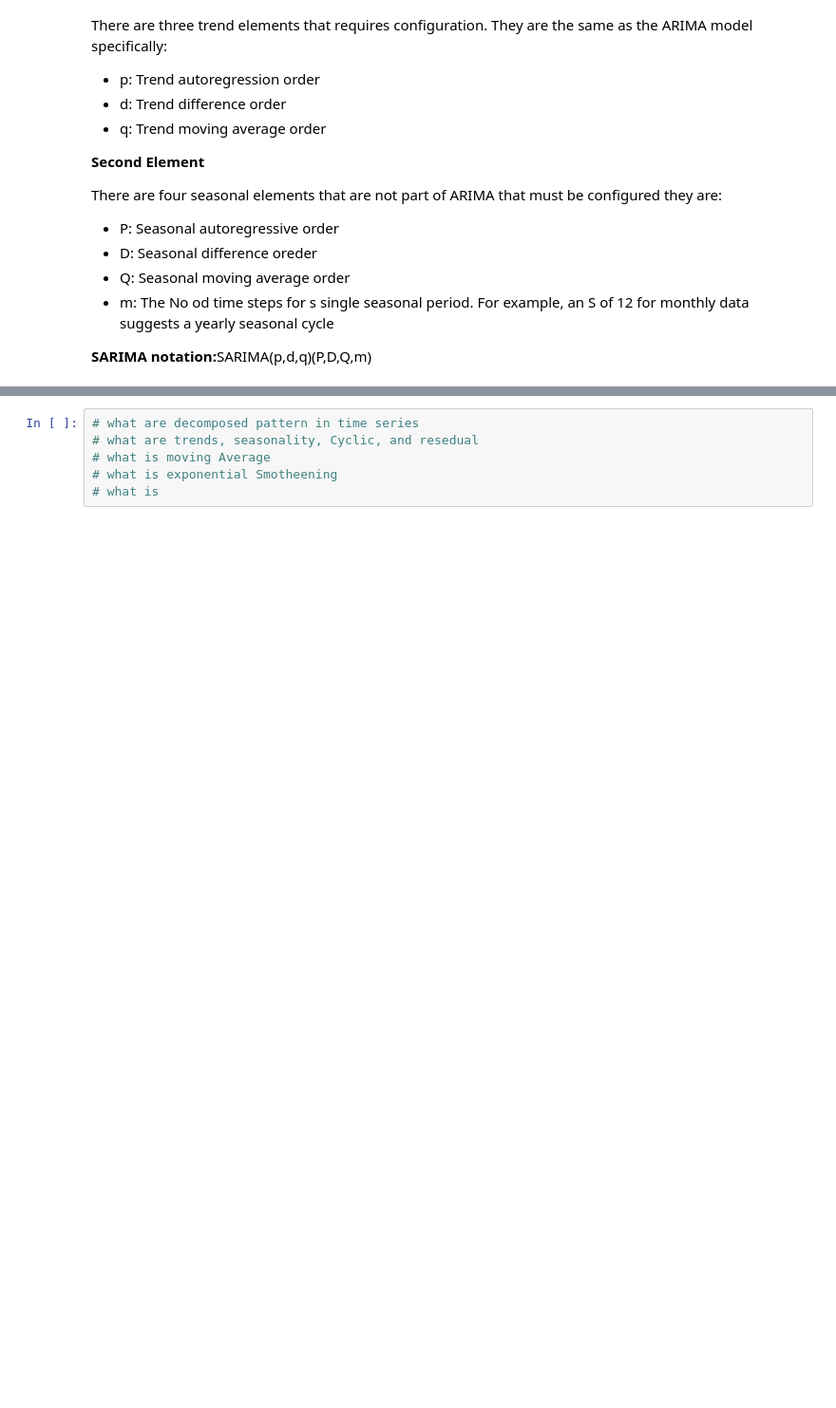
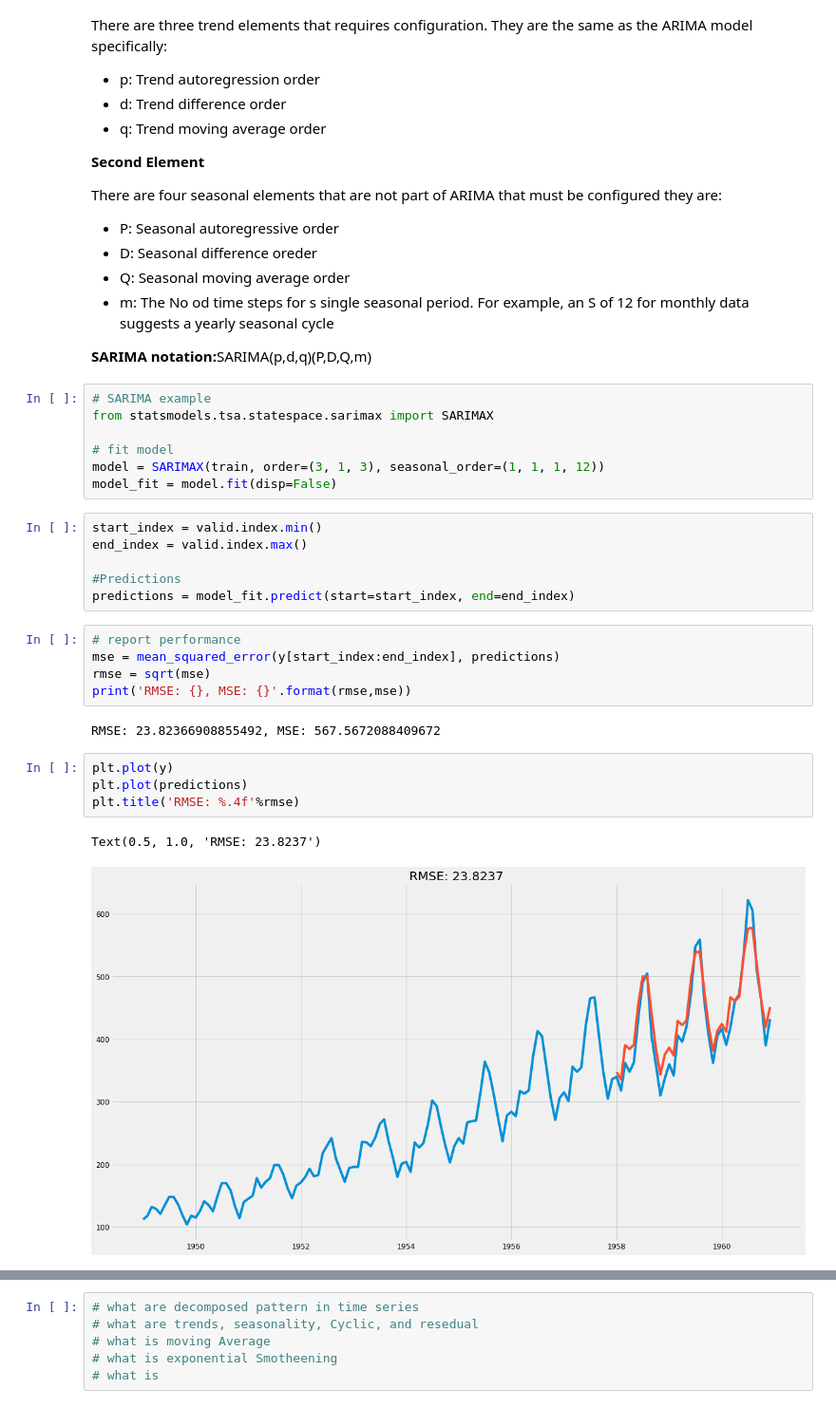
Before and after one commit to melwinmpk/python_datascience, a Jupyter notebook: ML/Time Series Analysis and Forcasting in Python.ipynb, the cells around one changed output, grey strips where cells are left out. Shown at 95% size. Drawn from its saved outputs; the diff is of its cells as text; blank space fills up the shorter version.

```diff
--- a/ML/Time Series Analysis and Forcasting in Python.ipynb
+++ b/ML/Time Series Analysis and Forcasting in Python.ipynb
@@ -1042,3 +1042,30 @@ evaluate_forcast(valid,forcast)
     <li>m: The No od time steps for s single seasonal period. For example, an S of 12 for monthly data suggests a yearly seasonal cycle</li>
 </ul>
 <p><b>SARIMA notation:</b>SARIMA(p,d,q)(P,D,Q,m)</p>
+# %%
+# SARIMA example
+from statsmodels.tsa.statespace.sarimax import SARIMAX
+
+# fit model
+model = SARIMAX(train, order=(3, 1, 3), seasonal_order=(1, 1, 1, 12))
+model_fit = model.fit(disp=False)
+# %%
+start_index = valid.index.min()
+end_index = valid.index.max()
+
+#Predictions
+predictions = model_fit.predict(start=start_index, end=end_index)
+# %%
+# report performance
+mse = mean_squared_error(y[start_index:end_index], predictions)
+rmse = sqrt(mse)
+print('RMSE: {}, MSE: {}'.format(rmse,mse))
+# %% [output]
+RMSE: 23.82366908855492, MSE: 567.5672088409672
+# %%
+plt.plot(y)
+plt.plot(predictions)
+plt.title('RMSE: %.4f'%rmse)
+# %% [output]
+Text(0.5, 1.0, 'RMSE: 23.8237')
+[figure, added]
```
Also changed, not shown: parts of 1 cell of this notebook.
